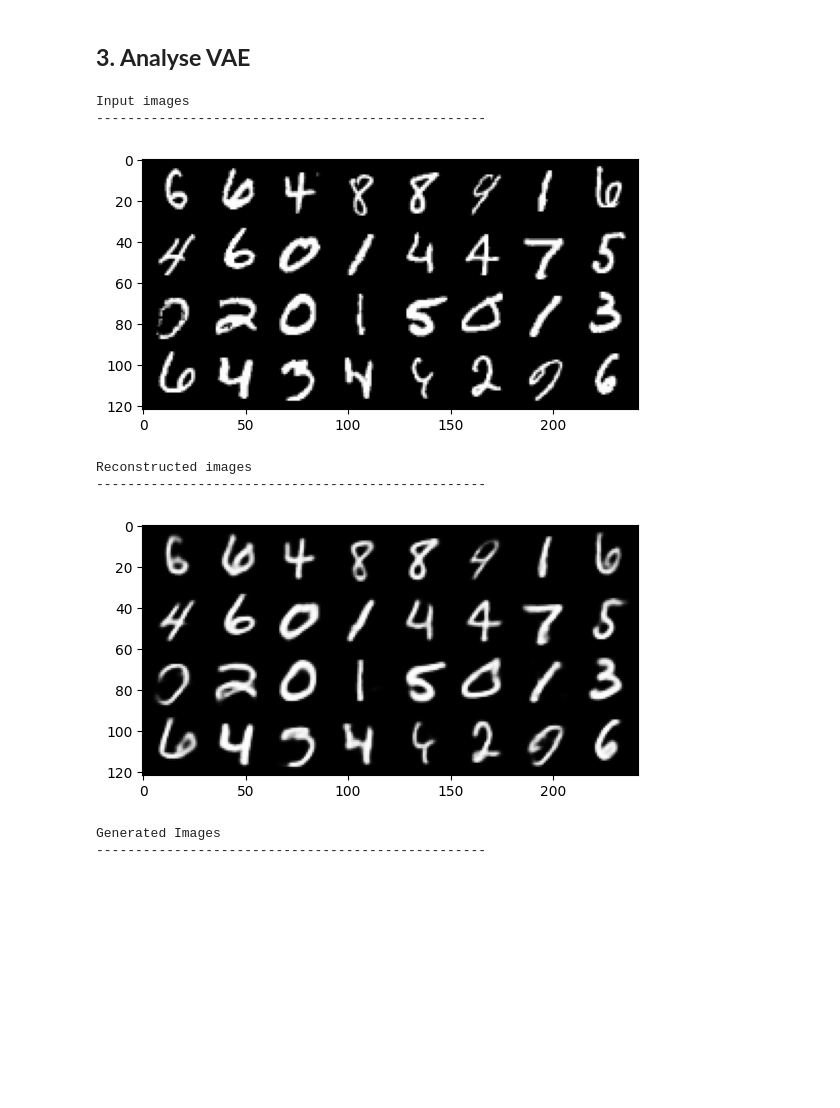
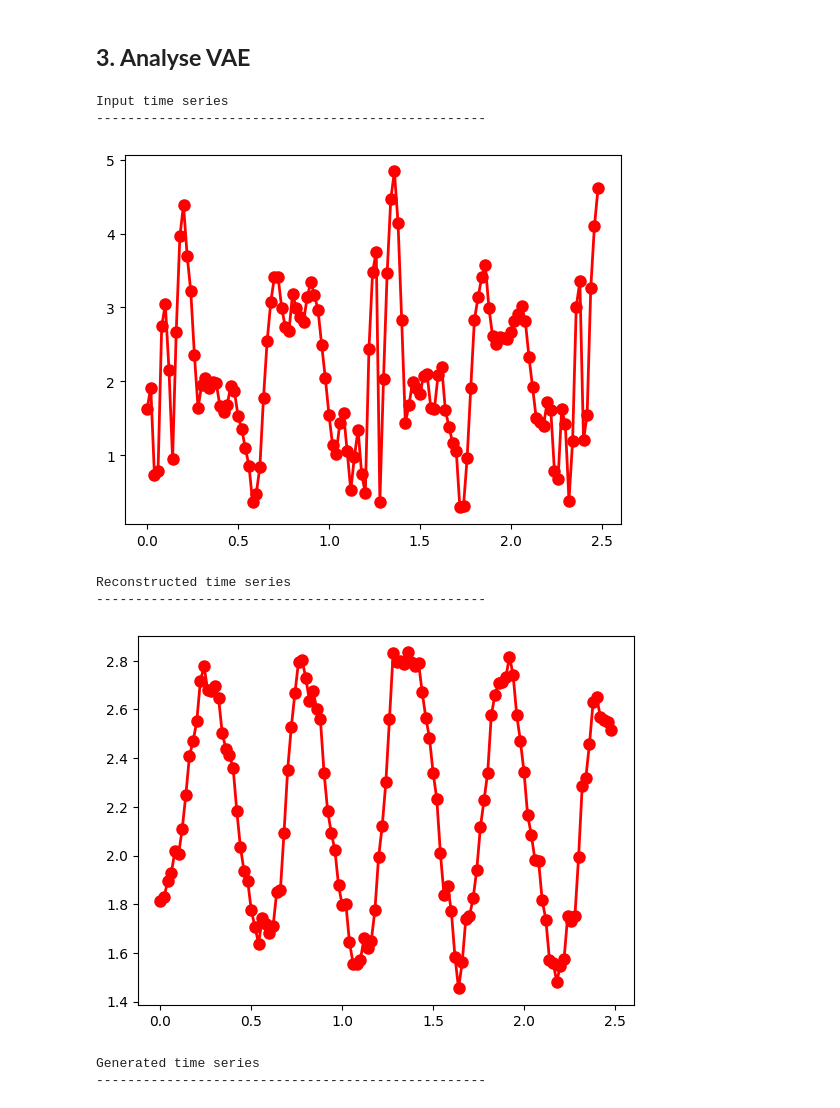
Before and after one commit to hugo-dugdale/federated_VAE_MNIST, a Jupyter notebook: VAE.ipynb, the cells around one changed output. Saved outputs shown, nothing was run; the diff lists cells and outputs as text; code cells hidden in the pictures; blank space fills up the shorter version.

```diff
--- a/VAE.ipynb
+++ b/VAE.ipynb
@@ -556,50 +460,46 @@ for i, k in enumerate(losses):
 # %% [markdown]
 ## **3. Analyse VAE**
+# %%
+x_ticks = np.arange(0.,TIMEPOINTS/SAMPLE_RATE,1./SAMPLE_RATE)
 # %%
 # Visualise original images
-print('Input images')
+print('Input time series')
 print('-'*50)
-sample_inputs, _ = next(iter(test_loader))
-fixed_input = sample_inputs[0:32, :, :, :]
-img = make_grid(fixed_input, nrow=8, padding=2, normalize=False,
-                range=None, scale_each=False, pad_value=0)
-show(img)
+sample_input = test[-1]
+plt.plot(x_ticks, sample_input[1], 'ro-', linewidth=2, markersize=8)
 plt.show()
 
 
-print('Reconstructed images')
+print('Reconstructed time series')
 print('-'*50)
 StandardVAE.eval()
 with torch.no_grad():
     # Visualize the reconstructed images of the last batch of test set
-    fixed_input = fixed_input.to(device)
-    recon_batch = StandardVAE(fixed_input)
-    recon_batch = recon_batch[0].cpu()
-    recon_batch = recon_batch.view(recon_batch.shape[0], 1, 28, 28)
-    recon_batch = make_grid(recon_batch, nrow=8, padding=2, normalize=False,
-                            range=None, scale_each=False, pad_value=0)
-    show(recon_batch)
+    sample_input = torch.Tensor(sample_input).to(device)
+    sample_input = sample_input[None, :, :]
+    recon_output = StandardVAE(sample_input)
+    recon_output = recon_output[0].cpu()
+    recon_output = np.squeeze(recon_output)
+    plt.plot(x_ticks, recon_output[1], 'ro-', linewidth=2, markersize=8)
     plt.show()
 
-print('Generated Images')
+print('Generated time series')
 print('-'*50)
 StandardVAE.eval()
-n_samples = 256
-z = torch.randn(n_samples, LATENT_DIM).to(device)
+n_samples = 1
+z = torch.randn(n_samples, 2).to(device)
 with torch.no_grad():
     samples = StandardVAE.decode(z)
-    samples = samples.view(n_samples, 1, 28, 28)
-    samples = samples.cpu()
-    samples = make_grid(samples, nrow=16, padding=2, normalize=False,
-                        range=None, scale_each=False, pad_value=0)
-    plt.figure(figsize = (8,8))
-    show(samples)
+    samples = samples[0].cpu()
+    samples = np.squeeze(samples)
+    plt.plot(x_ticks, samples[1], 'ro-', linewidth=2, markersize=8)
+    plt.show()
 # %% [output]
-Input images
+Input time series
 --------------------------------------------------
-[figure, old version]
+[figure, new version]
-Reconstructed images
+Reconstructed time series
 --------------------------------------------------
-[figure, old version]
+[figure, new version]
-Generated Images
+Generated time series
 --------------------------------------------------
```
Also changed, not shown: parts of 24 cells of this notebook.
